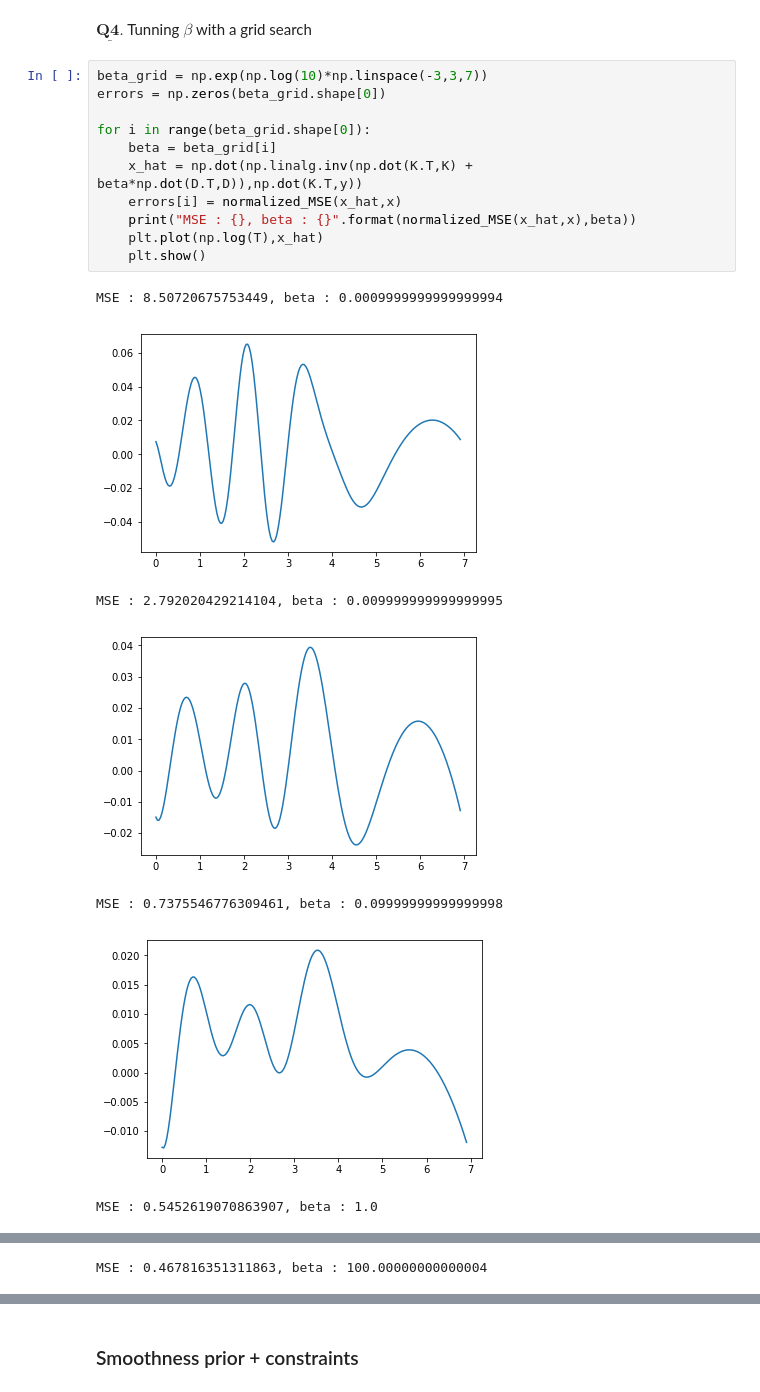
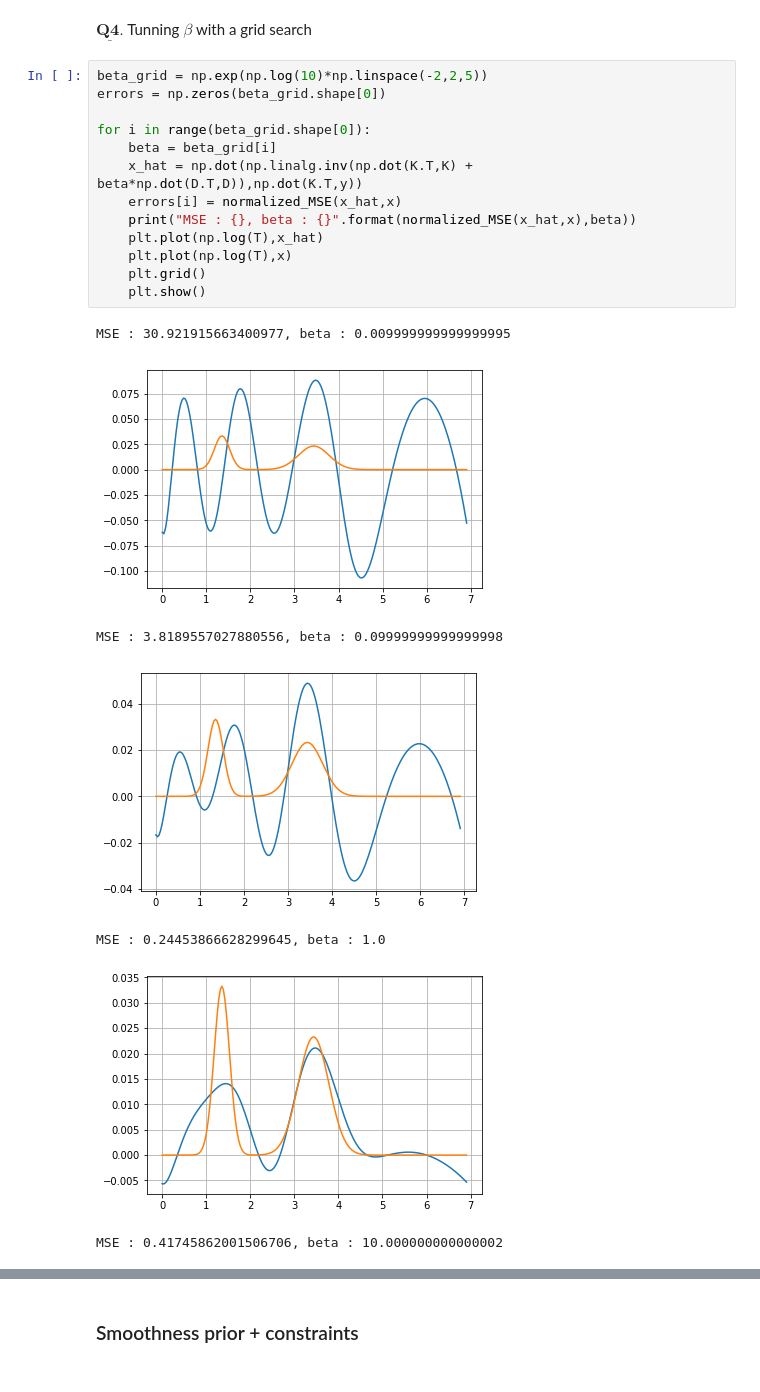
Before and after one commit to MaximilienGermain/Large-scale-optimization, a Jupyter notebook: TP2_part1.ipynb, the cells around one changed output, grey strips where cells are left out. Saved outputs shown, nothing was run; the diff lists cells and outputs as text.

```diff
--- a/TP2_part1.ipynb
+++ b/TP2_part1.ipynb
@@ -152,21 +153,23 @@ plt.plot(np.log(T),x_hat)
 # %% [markdown]
 $\underline{\textbf{Q4.}}$ Tunning $\beta$ with a grid search
 # %%
-beta_grid = np.exp(np.log(10)*np.linspace(-3,3,7))
+beta_grid = np.exp(np.log(10)*np.linspace(-2,2,5))
 errors = np.zeros(beta_grid.shape[0])
 
 for i in range(beta_grid.shape[0]):
     beta = beta_grid[i]
     x_hat = np.dot(np.linalg.inv(np.dot(K.T,K) + beta*np.dot(D.T,D)),np.dot(K.T,y))
     errors[i] = normalized_MSE(x_hat,x)
     print("MSE : {}, beta : {}".format(normalized_MSE(x_hat,x),beta))
     plt.plot(np.log(T),x_hat)
+    plt.plot(np.log(T),x)
+    plt.grid()
     plt.show()
 # %% [output]
-MSE : 8.50720675753449, beta : 0.0009999999999999994
+MSE : 30.921915663400977, beta : 0.009999999999999995
-[figure, old version]
+[figure, new version]
-MSE : 2.792020429214104, beta : 0.009999999999999995
+MSE : 3.8189557027880556, beta : 0.09999999999999998
-[figure, old version]
+[figure, new version]
-MSE : 0.7375546776309461, beta : 0.09999999999999998
+MSE : 0.24453866628299645, beta : 1.0
-[figure, old version]
+[figure, new version]
-MSE : 0.5452619070863907, beta : 1.0
+MSE : 0.41745862001506706, beta : 10.000000000000002
@@ -176 +178,0 @@ MSE : 0.46628020089001093, beta : 10.000000000000002
-MSE : 0.467816351311863, beta : 100.00000000000004
```
Also changed, not shown: parts of 5 cells of this notebook, 1 other file.
